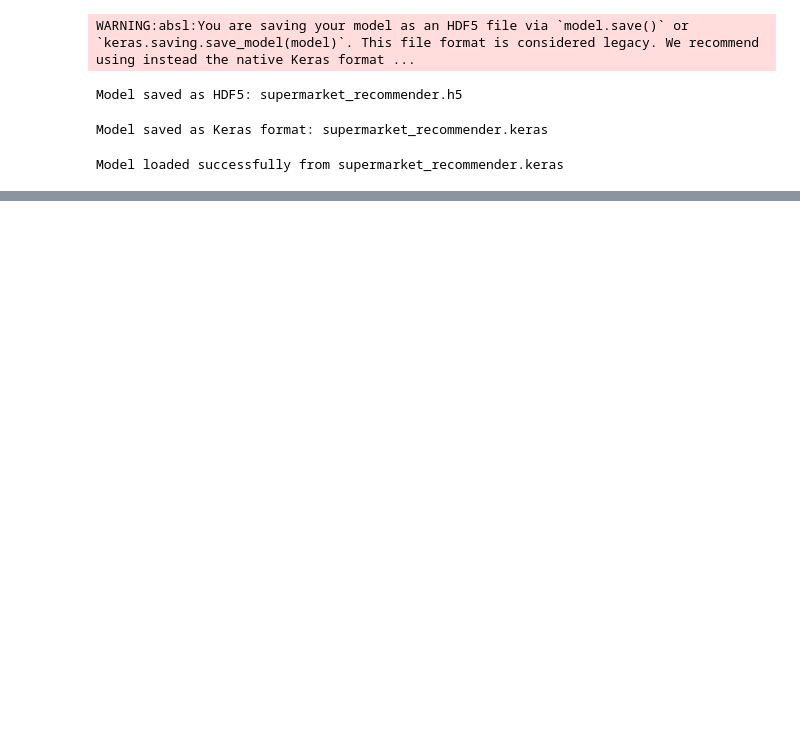
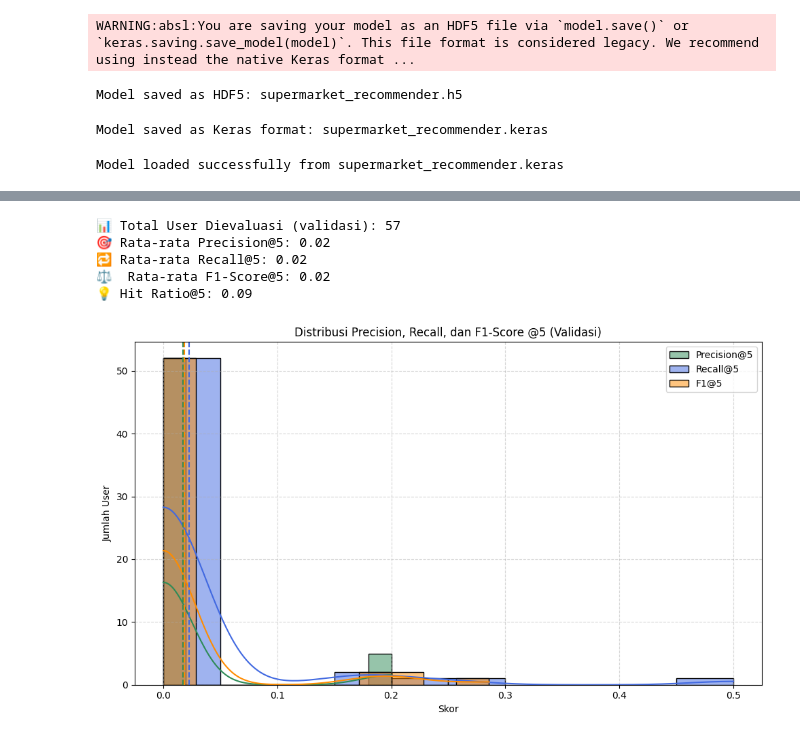
Before and after one commit to southampere28/ml-supermarket-recomender, a Jupyter notebook: Sistem_Rekomendasi_Produk_Supermarket.ipynb, the cells around one changed output, grey strips where cells are left out. Saved outputs shown, nothing was run; the diff lists cells and outputs as text; code cells hidden in the pictures; blank space fills up the shorter version.

```diff
--- a/Sistem_Rekomendasi_Produk_Supermarket.ipynb
+++ b/Sistem_Rekomendasi_Produk_Supermarket.ipynb
@@ -853,0 +921,52 @@ plt.show()
+# %%
+precision_scores = []
+recall_scores = []
+f1_scores = []
+hit_scores = []
+
+user_ids = valid_data['user_id_enc'].unique()
+
+for uid in user_ids:
+    result = evaluate_user_metrics(uid, train_data, valid_data, k=5)
+    if result:
+        p, r, f1, hit = result
+        precision_scores.append(p)
+        recall_scores.append(r)
+        f1_scores.append(f1)
+        hit_scores.append(hit)
+# %%
+# Rata-rata metrik
+avg_precision = sum(precision_scores) / len(precision_scores)
+avg_recall = sum(recall_scores) / len(recall_scores)
+avg_f1 = sum(f1_scores) / len(f1_scores)
+avg_hit_ratio = sum(hit_scores) / len(hit_scores)
+
+print(f"📊 Total User Dievaluasi (validasi): {len(precision_scores)}")
+print(f"🎯 Rata-rata Precision@5: {avg_precision:.2f}")
+print(f"🔁 Rata-rata Recall@5: {avg_recall:.2f}")
+print(f"⚖️  Rata-rata F1-Score@5: {avg_f1:.2f}")
+print(f"💡 Hit Ratio@5: {avg_hit_ratio:.2f}")
+# %% [output]
+📊 Total User Dievaluasi (validasi): 57
+🎯 Rata-rata Precision@5: 0.02
+🔁 Rata-rata Recall@5: 0.02
+⚖️  Rata-rata F1-Score@5: 0.02
+💡 Hit Ratio@5: 0.09
+# %%
+# Histogram
+plt.figure(figsize=(10, 6))
+sns.histplot(precision_scores, kde=True, label='Precision@5', color='seagreen', bins=10)
+sns.histplot(recall_scores, kde=True, label='Recall@5', color='royalblue', bins=10)
+sns.histplot(f1_scores, kde=True, label='F1@5', color='darkorange', bins=10)
+plt.axvline(avg_precision, color='seagreen', linestyle='--')
+plt.axvline(avg_recall, color='royalblue', linestyle='--')
+plt.axvline(avg_f1, color='darkorange', linestyle='--')
+plt.title("Distribusi Precision, Recall, dan F1-Score @5 (Validasi)")
+plt.xlabel("Skor")
+plt.ylabel("Jumlah User")
+plt.legend()
+plt.grid(True, linestyle='--', alpha=0.5)
+plt.tight_layout()
+plt.show()
+# %% [output]
+[figure, added]
```
Also changed, not shown: parts of 55 cells of this notebook.
